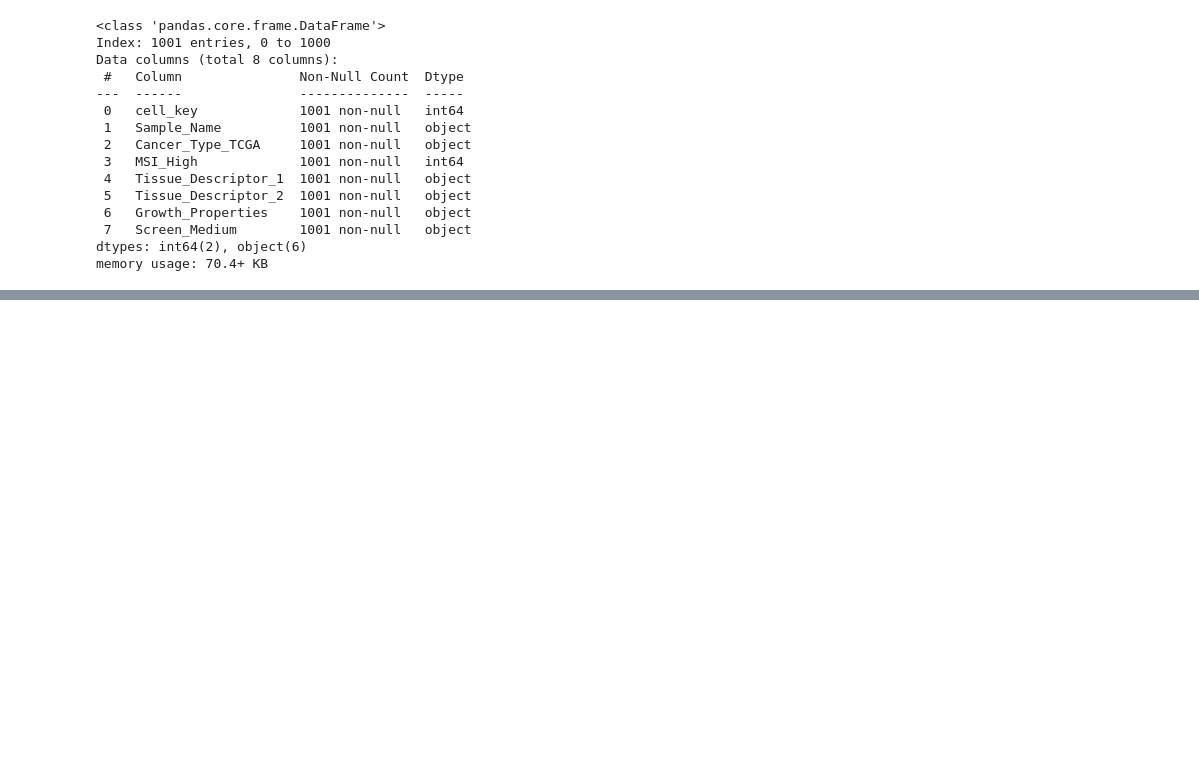
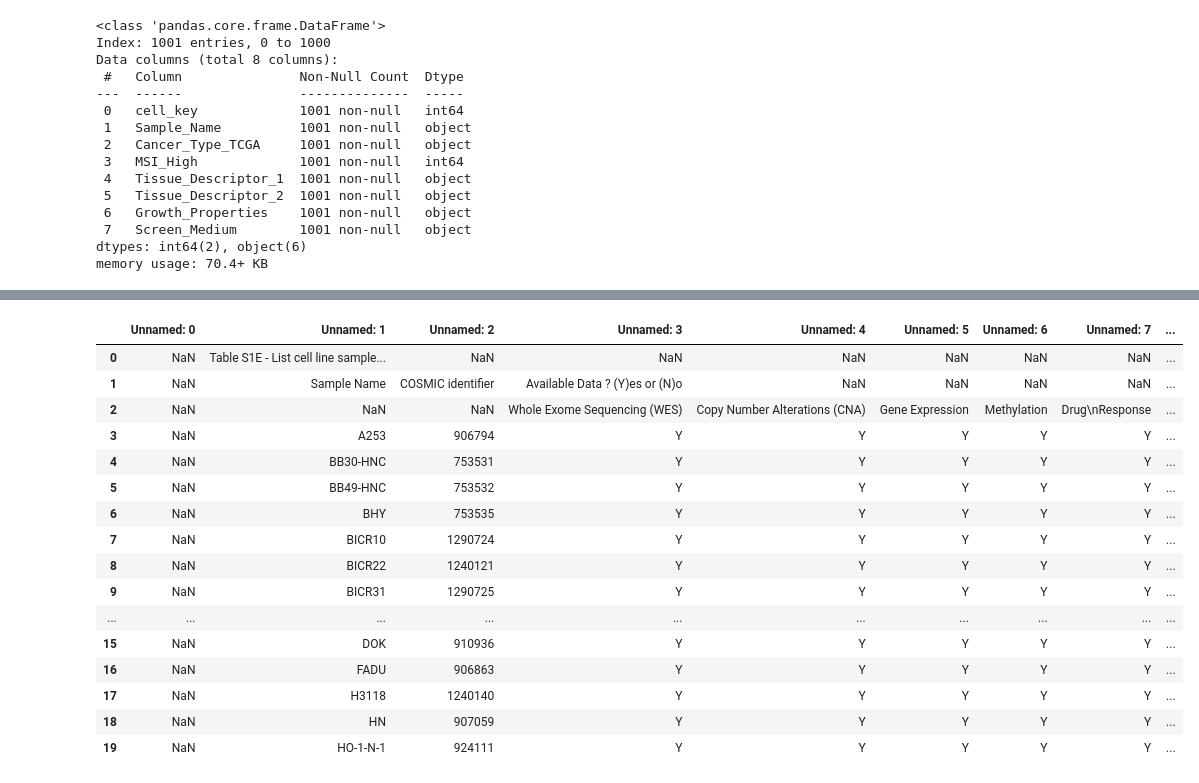
Before and after one commit to niladri-roy/Personalized-Drug-Response-Prediction, a Jupyter notebook: Personalized-Drug-Response-Prediction.ipynb, the cells around one changed output, grey strips where cells are left out. Cells and saved outputs as stored; diff of their text form; code cells hidden in the pictures; blank space fills up the shorter version.

Commit message:
Kaggle Notebook | Personalized Drug Response Prediction | Version 3

```diff
--- a/Personalized-Drug-Response-Prediction.ipynb
+++ b/Personalized-Drug-Response-Prediction.ipynb
@@ -555,0 +584,20 @@ memory usage: 70.4+ KB
+# %%
+cl2.head(20)
+# %% [output]
+|  | Unnamed: 0 | Unnamed: 1 | Unnamed: 2 | Unnamed: 3 | Unnamed: 4 | Unnamed: 5 | Unnamed: 6 | Unnamed: 7 | ... |
+| 0 | NaN | Table S1E - List cell line sample... | NaN | NaN | NaN | NaN | NaN | NaN | ... |
+| 1 | NaN | Sample Name | COSMIC identifier | Available Data ? (Y)es or (N)o | NaN | NaN | NaN | NaN | ... |
+| 2 | NaN | NaN | NaN | Whole Exome Sequencing (WES) | Copy Number Alterations (CNA) | Gene Expression | Methylation | Drug\nResponse | ... |
+| 3 | NaN | A253 | 906794 | Y | Y | Y | Y | Y | ... |
+| 4 | NaN | BB30-HNC | 753531 | Y | Y | Y | Y | Y | ... |
+| 5 | NaN | BB49-HNC | 753532 | Y | Y | Y | Y | Y | ... |
+| 6 | NaN | BHY | 753535 | Y | Y | Y | Y | Y | ... |
+| 7 | NaN | BICR10 | 1290724 | Y | Y | Y | Y | Y | ... |
+| 8 | NaN | BICR22 | 1240121 | Y | Y | Y | Y | Y | ... |
+| 9 | NaN | BICR31 | 1290725 | Y | Y | Y | Y | Y | ... |
+| ... | ... | ... | ... | ... | ... | ... | ... | ... | ... |
+| 15 | NaN | DOK | 910936 | Y | Y | Y | Y | Y | ... |
+| 16 | NaN | FADU | 906863 | Y | Y | Y | Y | Y | ... |
+| 17 | NaN | H3118 | 1240140 | Y | Y | Y | Y | Y | ... |
+| 18 | NaN | HN | 907059 | Y | Y | Y | Y | Y | ... |
+| 19 | NaN | HO-1-N-1 | 924111 | Y | Y | Y | Y | Y | ... |
```
Also changed, not shown: parts of 10 cells of this notebook.
